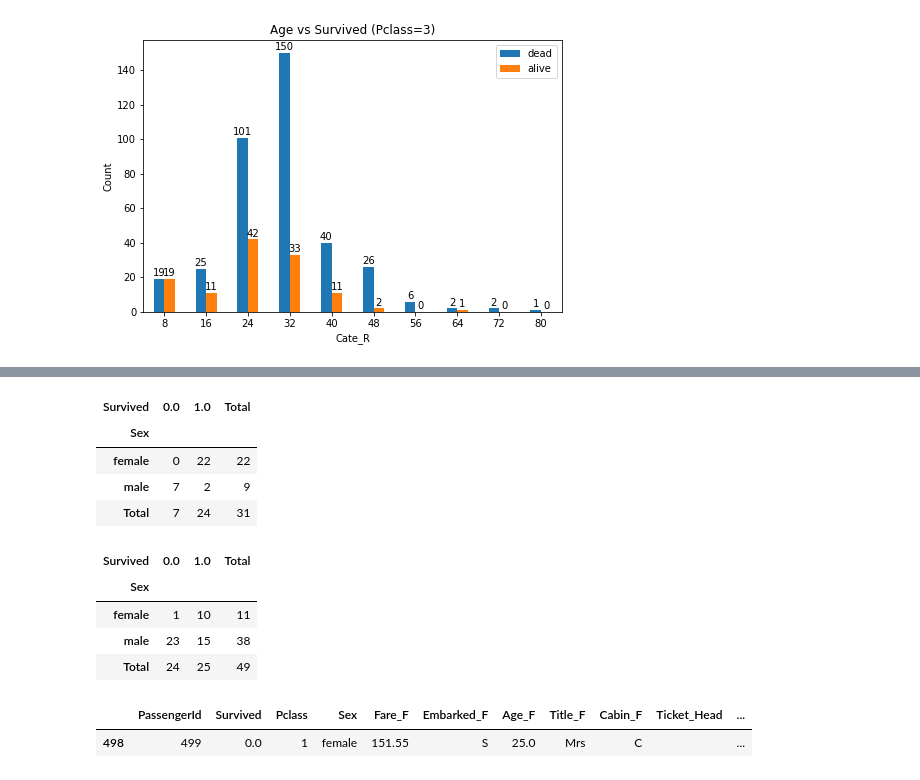
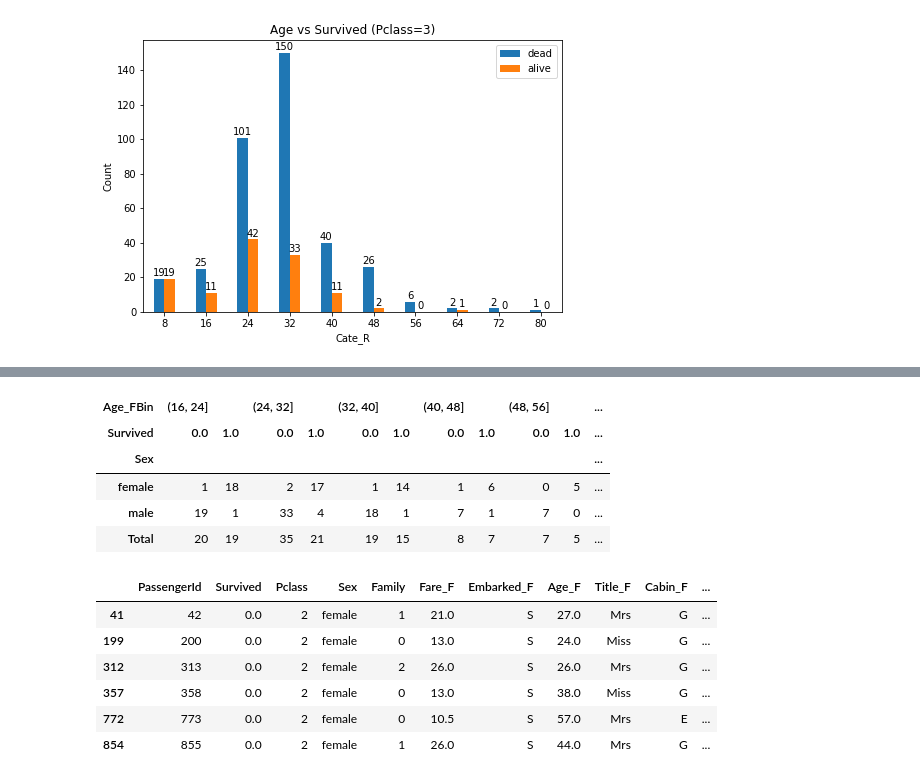
Before and after one commit to morpheus9631/titanic, a Jupyter notebook: ipynb/train_v5_2.ipynb, the cells around one changed output, grey strips where cells are left out. Drawn from its saved outputs; the diff is of its cells as text; code cells hidden in the pictures.

```diff
--- a/ipynb/train_v5_2.ipynb
+++ b/ipynb/train_v5_2.ipynb
@@ -688,8 +688,8 @@ display(pt)
 # %%
 # Explore: Ticket
 
-df_data['Ticket_Head'] = df_data.Ticket.str.extract('([A-Za-z]*)', expand=False).str.upper()
-print(df_data.Ticket_Head.unique())
+df_data['Ticket_F'] = df_data.Ticket.str.extract('([A-Za-z]*)', expand=False).str.upper()
+print(df_data.Ticket_F.unique())
 # %% [output]
 ['A' 'PC' 'STON' '' 'PP' 'C' 'SC' 'S' 'CA' 'SO' 'W' 'SOTON' 'FA' 'LINE'
  'F' 'SW' 'SCO' 'P' 'WE' 'AQ' 'LP']
@@ -865,11 +865,11 @@ cuts = pd.cut(df_data.Age_F, bins)
 
 df_data['Age_FBin'] = cuts.values
 
-# le = LabelEncoder()
-# df['Age_FBinCode'] = le.fit_transform(df.Age_FBin)
+le = LabelEncoder()
+df_data['Age_Code'] = le.fit_transform(df_data.Age_FBin)
 
-# dict_age = dict(zip(le.transform(le.classes_), le.classes_))
-# print('\nDict Age_FBinCode:\n', dict_age)
+dict_age = dict(zip(le.transform(le.classes_), le.classes_))
+print('\nDict Age_Code:\n', dict_age)
 
 col_selected = ['PassengerId', 'Survived', 'Pclass', 'Age_FBin']
 df = df_data[col_selected]
@@ -993,29 +1038,39 @@ plt.show()
 # %%
-# Age: (16, 24])
-col_selected = 'PassengerId|Survive|Sex|Pclass|Fare_BinCode5|.*_F|.*_Code|Ticket_Head'
-mask = (df_data.Survived.notnull() & (df_data.Pclass==1) & (df_data.Age_F>16) & (df_data.Age_F<=24))
+# For Pclass 2
+#
+col_selected = 'PassengerId|Survive|Sex|Pclass|.*_F|.*_Code|Family'
+mask = (df_data.Survived.notnull() & (df_data.Pclass==2) & (df_data.Age_F>16) & (df_data.Age_F<=80))
 df = df_data[mask].filter(regex=col_selected)
-ct1 = pd.crosstab(df.Sex, df.Survived, **kwargs).fillna(0).astype(int)
+# display(df.info())
+
+pt = pd.pivot_table(
+    df,
+    index   = 'Sex',
+    columns = ['Age_FBin','Survived'],
+    values  = 'PassengerId',
+    aggfunc = len,
+    **kwargs
+).fillna(0).astype(int)
+
+display(pt)
 
 # Age: (24, 32])
-col_selected = 'PassengerId|Survive|Sex|Pclass|Fare_BinCode5|.*_F|.*_Code|Ticket_Head'
-mask = (df_data.Survived.notnull() & (df_data.Pclass==1) & (df_data.Age_F>24) & (df_data.Age_F<=32))
+col_selected = 'PassengerId|Survive|Sex|Pclass|.*_F|.*_Code|Family'
+mask = (df_data.Survived.notnull() & (df_data.Pclass==2) & (df_data.Age_F>16) & (df_data.Age_F<=64))
 df = df_data[mask].filter(regex=col_selected)
-ct2 = pd.crosstab(df.Sex, df.Survived, **kwargs).fillna(0).astype(int)
-
-display_side_by_side(ct1, ct2)
 
 display(df[(df.Survived==0) & (df.Sex=='female')])
 # %% [output]
-| Survived | 0.0 | 1.0 | Total |
-| Sex |  |  |  |
-| female | 0 | 22 | 22 |
-| male | 7 | 2 | 9 |
-| Total | 7 | 24 | 31 |
+| Age_FBin | (16, 24] |  | (24, 32] |  | (32, 40] |  | (40, 48] |  | (48, 56] |  | ... |
+| Survived | 0.0 | 1.0 | 0.0 | 1.0 | 0.0 | 1.0 | 0.0 | 1.0 | 0.0 | 1.0 | ... |
+| Sex |  |  |  |  |  |  |  |  |  |  | ... |
+| female | 1 | 18 | 2 | 17 | 1 | 14 | 1 | 6 | 0 | 5 | ... |
+| male | 19 | 1 | 33 | 4 | 18 | 1 | 7 | 1 | 7 | 0 | ... |
+| Total | 20 | 19 | 35 | 21 | 19 | 15 | 8 | 7 | 7 | 5 | ... |
-| Survived | 0.0 | 1.0 | Total |
-| Sex |  |  |  |
-| female | 1 | 10 | 11 |
-| male | 23 | 15 | 38 |
-| Total | 24 | 25 | 49 |
+|  | PassengerId | Survived | Pclass | Sex | Family | Fare_F | Embarked_F | Age_F | Title_F | Cabin_F | ... |
+| 41 | 42 | 0.0 | 2 | female | 1 | 21.0 | S | 27.0 | Mrs | G | ... |
+| 199 | 200 | 0.0 | 2 | female | 0 | 13.0 | S | 24.0 | Miss | G | ... |
+| 312 | 313 | 0.0 | 2 | female | 2 | 26.0 | S | 26.0 | Mrs | G | ... |
+| 357 | 358 | 0.0 | 2 | female | 0 | 13.0 | S | 38.0 | Miss | G | ... |
+| 772 | 773 | 0.0 | 2 | female | 0 | 10.5 | S | 57.0 | Mrs | E | ... |
+| 854 | 855 | 0.0 | 2 | female | 1 | 26.0 | S | 44.0 | Mrs | G | ... |
-|  | PassengerId | Survived | Pclass | Sex | Fare_F | Embarked_F | Age_F | Title_F | Cabin_F | Ticket_Head | ... |
-| 498 | 499 | 0.0 | 1 | female | 151.55 | S | 25.0 | Mrs | C |  | ... |
```
Also changed, not shown: parts of 31 cells of this notebook, 13 other files.
